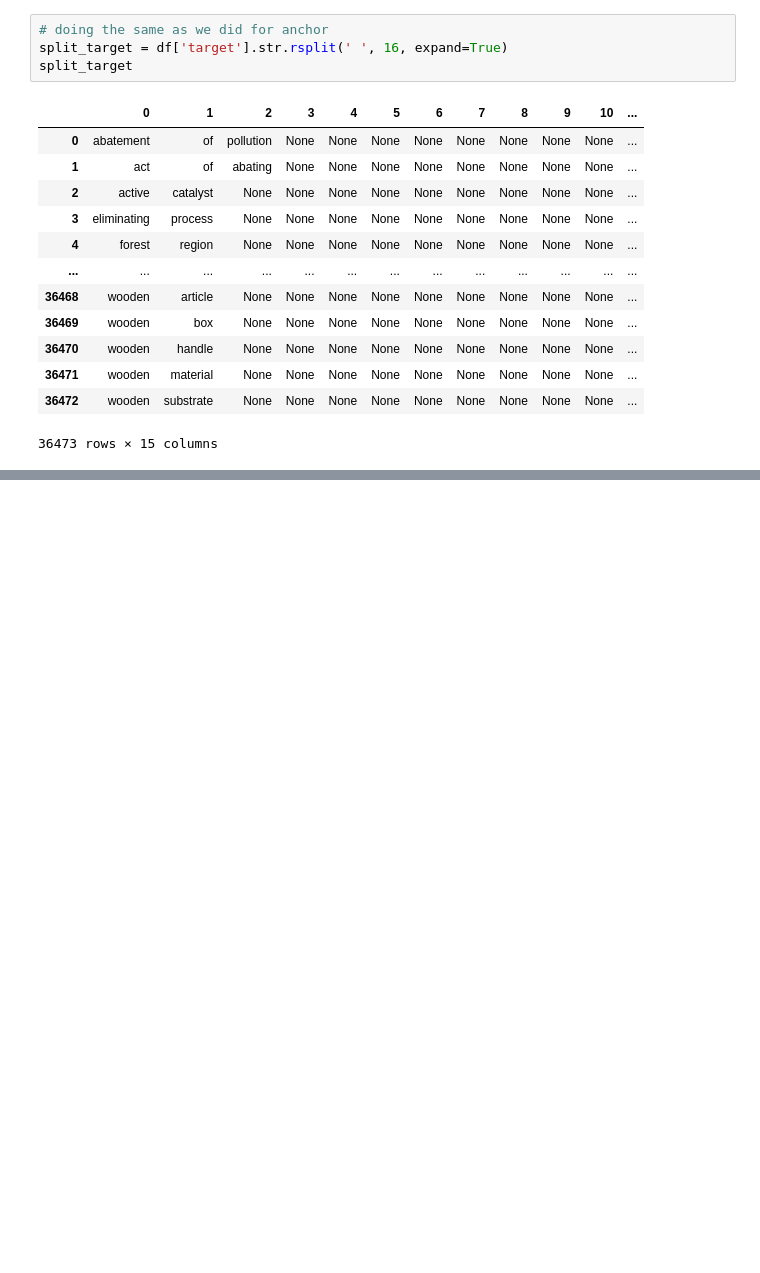
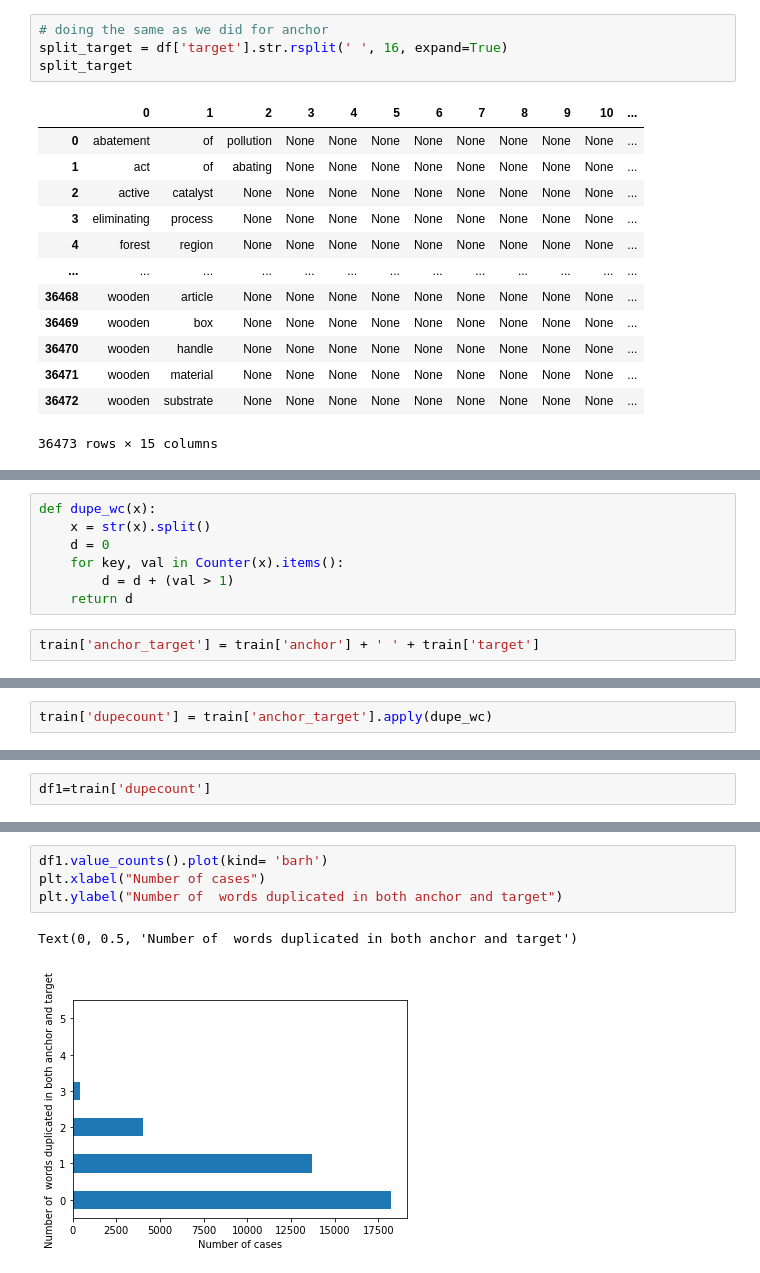
Before and after one commit to davefriesen/patent-semantics, a Jupyter notebook: source/Attempt 1 - Patent Semantics.ipynb, the cells around one changed output, grey strips where cells are left out. Saved outputs shown, nothing was run; the diff lists cells and outputs as text; blank space fills up the shorter version.

```diff
--- a/source/Attempt 1 - Patent Semantics.ipynb
+++ b/source/Attempt 1 - Patent Semantics.ipynb
@@ -202,0 +105,9 @@ dtype: int64
+# %%
+def dupe_wc(x):
+    x = str(x).split()
+    d = 0
+    for key, val in Counter(x).items():
+        d = d + (val > 1)
+    return d
+# %%
+train['anchor_target'] = train['anchor'] + ' ' + train['target']
@@ -202,0 +130,2 @@ dtype: int64
+# %%
+train['dupecount'] = train['anchor_target'].apply(dupe_wc)
@@ -202,0 +150,2 @@ dtype: int64
+# %%
+df1=train['dupecount']
@@ -202,0 +166,7 @@ dtype: int64
+# %%
+df1.value_counts().plot(kind= 'barh')
+plt.xlabel("Number of cases")
+plt.ylabel("Number of  words duplicated in both anchor and target")
+# %% [output]
+Text(0, 0.5, 'Number of  words duplicated in both anchor and target')
+[figure, added]
```
Also changed, not shown: parts of 23 cells of this notebook.
